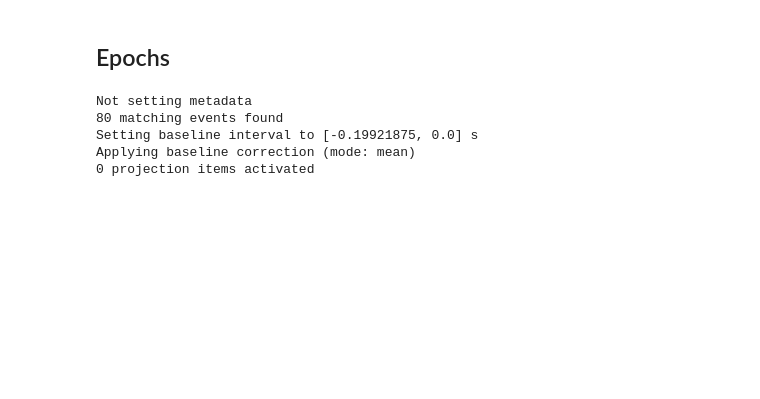
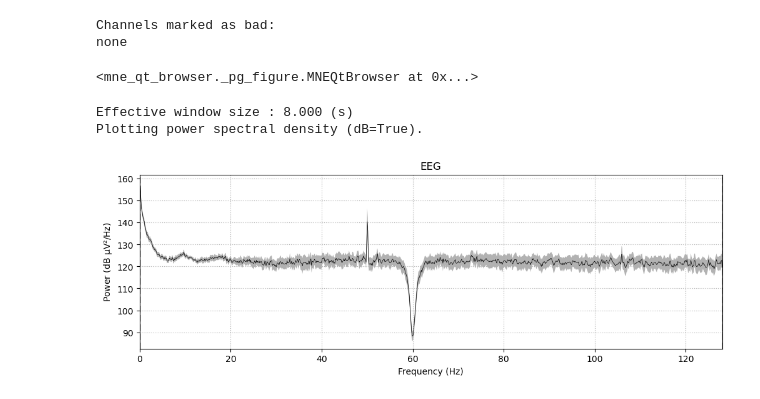
Before and after one commit to victor-cali/stroke-rehab-data-analysis, a Jupyter notebook: notebooks/0.0-exploratory-data-analysis.ipynb, the cells around one changed output. Cells and saved outputs as stored; diff of their text form; code cells hidden in the pictures; blank space fills up the shorter version.

Commit message:
Implement Visualizations

```diff
--- a/notebooks/0.0-exploratory-data-analysis.ipynb
+++ b/notebooks/0.0-exploratory-data-analysis.ipynb
@@ -5,12 +13,10 @@ from scipy.io import loadmat
 # %%
-# Load the .mat file
+# 2. Load .mat and inspect
 data = loadmat('/Dev/stroke-rehab-data-analysis/data/stroke-rehab/P1_post_test.mat')
+print("Keys:", data.keys())
 
-# Display the keys in the loaded data
-print(data.keys())
-
-channels = ['FC3', 'FCz', 'FC4', 'C5', 'C3', 'C1', 'Cz', 'C2', 'C4', 'C6', 'CP3', 'CP1', 'CPz', 'CP2', 'CP4', 'Pz']
-fs = float(data['fs'].squeeze())
-info = mne.create_info(ch_names=channels, sfreq=fs, ch_types=['eeg' for _ in channels])
+# extract
+fs       = float(data['fs'].squeeze())
 triggers = data['trig'].ravel()
+raw_data = data['y'].T
 # %% [output]
@@ -79,0 +24,7 @@ raw.set_annotations(annot)
+# %%
+channels = ['FC3','FCz','FC4','C5','C3','C1','Cz','C2','C4','C6',
+            'CP3','CP1','CPz','CP2','CP4','Pz']
+info = mne.create_info(ch_names=channels, sfreq=fs, ch_types=['eeg']*len(channels))
+info.set_montage('standard_1020')      # optional, for topomaps
+
+raw = mne.io.RawArray(raw_data, info)
@@ -79,0 +35,16 @@ raw.set_annotations(annot)
+# %%
+# clear old figures
+plt.close('all')
+
+# find onsets/durations from triggers
+p = np.r_[0, triggers, 0]
+d = np.diff(p)
+idx = np.where(d != 0)[0]
+onsets, offsets = idx[::2], idx[1::2]
+vals = triggers[onsets]
+times = onsets / fs
+dur   = (offsets - onsets) / fs
+desc  = ['left' if v==1 else 'right' for v in vals]
+
+annots = mne.Annotations(onset=times, duration=dur, description=desc)
+raw.set_annotations(annots)
@@ -89,11 +88,16 @@ Used Annotations descriptions: [np.str_('left'), np.str_('right')]
-# %% [markdown]
-## Epochs
-# %%
-# epoching
-epochs = mne.Epochs(raw, events, event_id=event_id)
-# %% [output]
-Not setting metadata
-80 matching events found
-Setting baseline interval to [-0.19921875, 0.0] s
-Applying baseline correction (mode: mean)
-0 projection items activated
+# %%
+plt.close('all')
+raw.plot(n_channels=4, scalings='auto', block=True)
+# %% [output]
+Channels marked as bad:
+none
+<mne_qt_browser._pg_figure.MNEQtBrowser at 0x...>
+# %%
+plt.close('all')
+spectrum = raw.compute_psd()
+fig = spectrum.plot(average=True, amplitude=False)
+plt.show(fig)
+# %% [output]
+Effective window size : 8.000 (s)
+Plotting power spectral density (dB=True).
+[figure, added]
```
Also changed, not shown: parts of 23 cells of this notebook.
